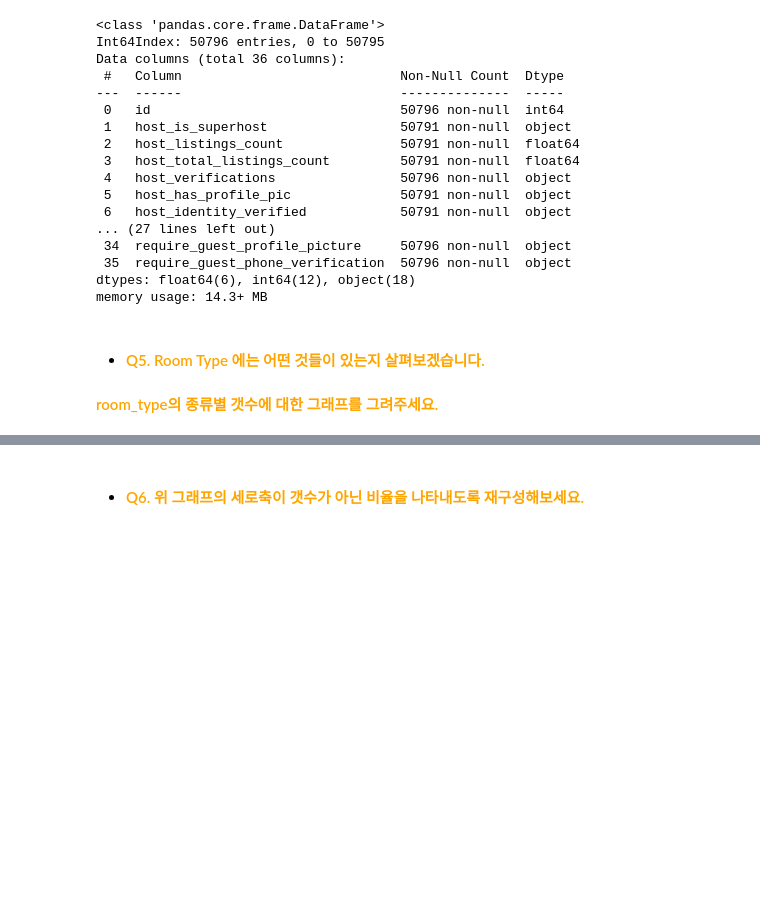
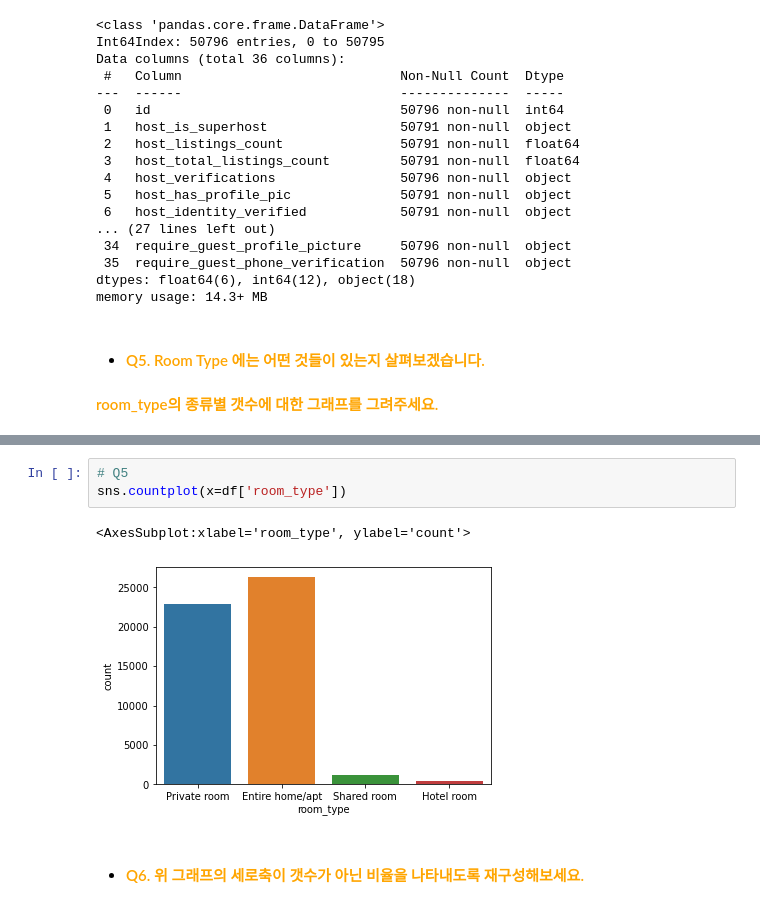
Before and after one commit to Seoyeon-An/YBIGTA_winter, a Jupyter notebook: 0110_eda_fe/EDA_FE 과제.ipynb, the cells around one changed output, grey strips where cells are left out. Cells and saved outputs as stored; diff of their text form; blank space fills up the shorter version.

```diff
--- a/0110_eda_fe/EDA_FE 과제.ipynb
+++ b/0110_eda_fe/EDA_FE 과제.ipynb
@@ -155,2 +165,8 @@ memory usage: 14.3+ MB
+# %%
+# Q5
+sns.countplot(x=df['room_type'])
+# %% [output]
+<AxesSubplot:xlabel='room_type', ylabel='count'>
+[figure, added]
 # %% [markdown]
 - #### <font color='orange'> Q6. 위 그래프의 세로축이 갯수가 아닌 비율을 나타내도록 재구성해보세요.
```
Also changed, not shown: parts of 31 cells of this notebook, 6 other files.
